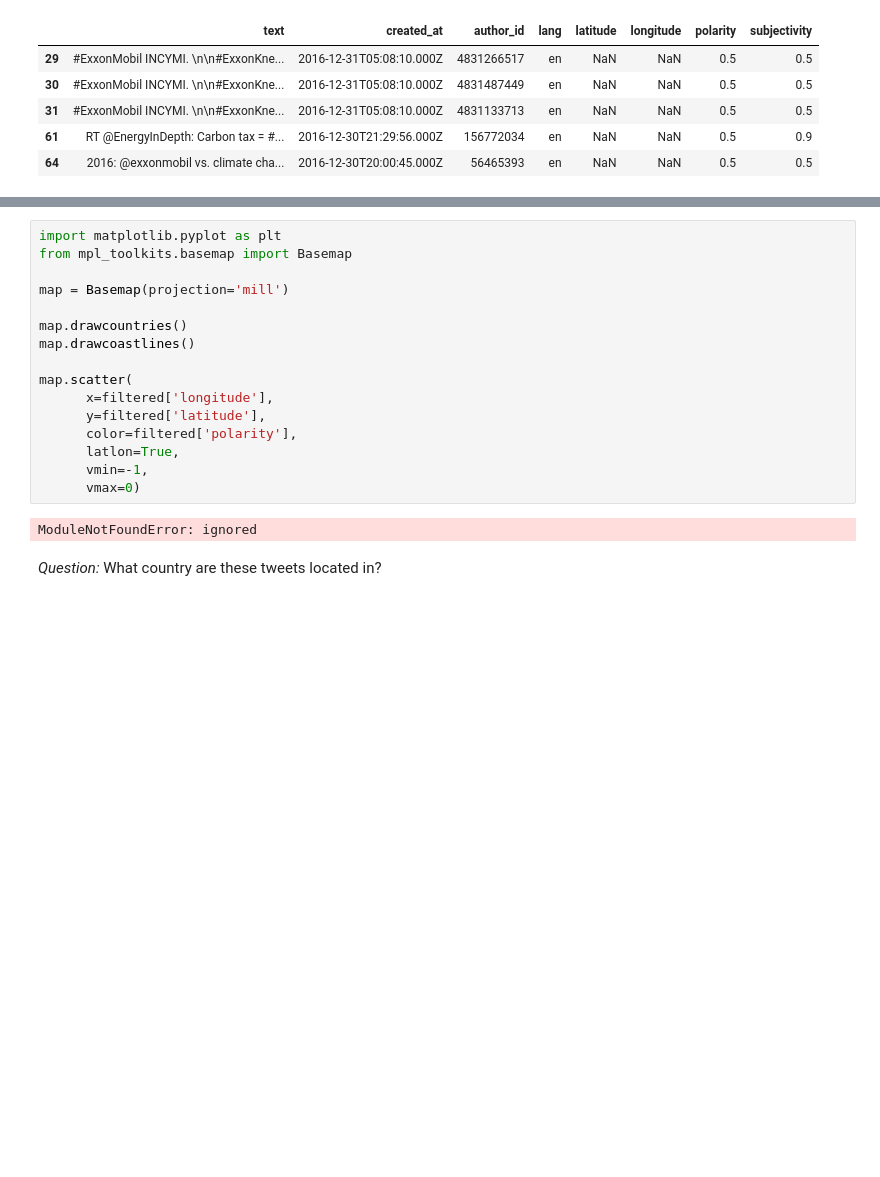
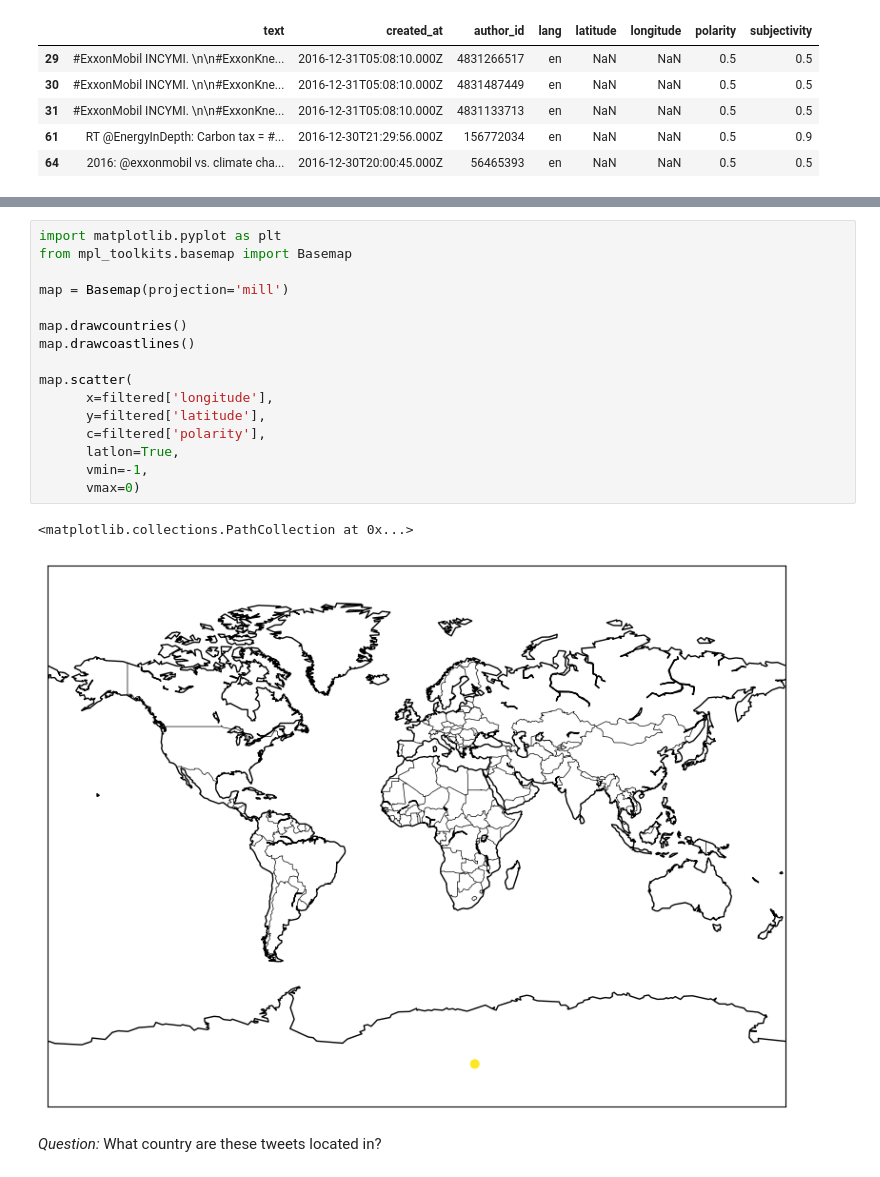
Before and after one commit to Xiaoyue-Zhou/QM2, a Jupyter notebook: notebooks/W04. Natural Language Processing.ipynb, the cells around one changed output, grey strips where cells are left out. Cells and saved outputs as stored; diff of their text form; blank space fills up the shorter version.

```diff
--- a/notebooks/W04. Natural Language Processing.ipynb
+++ b/notebooks/W04. Natural Language Processing.ipynb
@@ -671,20 +690,21 @@ ERROR: No matching distribution found for mpl_toolkits
 # %%
 import matplotlib.pyplot as plt
 from mpl_toolkits.basemap import Basemap
 
 map = Basemap(projection='mill')
 
 map.drawcountries()
 map.drawcoastlines()
 
 map.scatter(
       x=filtered['longitude'],
       y=filtered['latitude'],
-      color=filtered['polarity'],
+      c=filtered['polarity'],
       latlon=True,
       vmin=-1,
       vmax=0)
 # %% [output]
-ModuleNotFoundError: ignored
+<matplotlib.collections.PathCollection at 0x...>
+[figure, added]
 # %% [markdown]
 *Question:* What country are these tweets located in?
```
Also changed, not shown: parts of 4 cells of this notebook.
